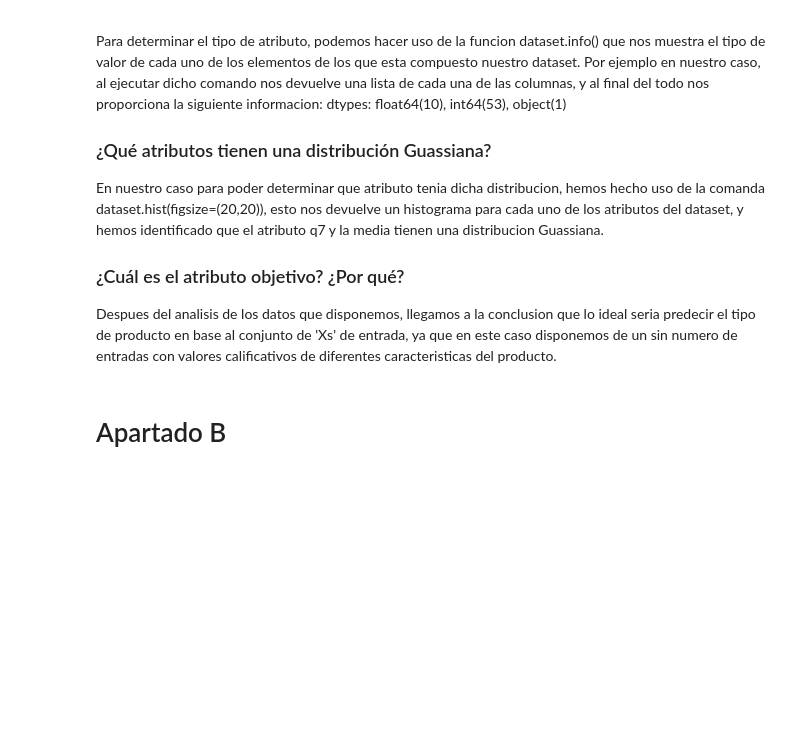
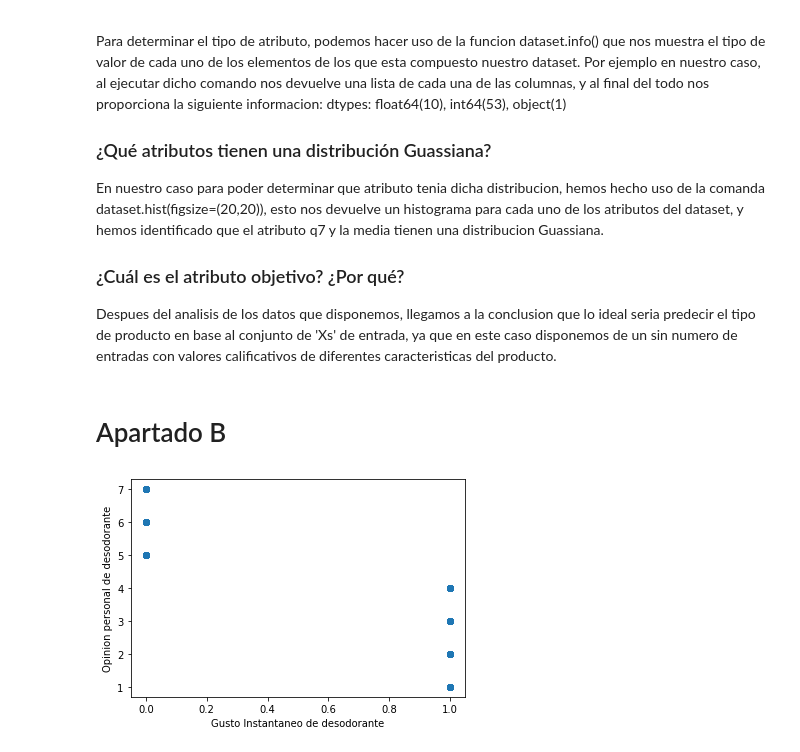
Before and after one commit to migueldemollet/ApCLaboratorio, a Jupyter notebook: Practica1.ipynb, the cells around one changed output. Drawn from its saved outputs; the diff is of its cells as text; code cells hidden in the pictures; blank space fills up the shorter version.

```diff
--- a/Practica1.ipynb
+++ b/Practica1.ipynb
@@ -229,0 +244,17 @@ Despues del analisis de los datos que disponemos, llegamos a la conclusion que l
+# %%
+#Determinar la relacion entre q1_1.personal.opinion.of.this.Deodorant y Instant.Liking
+#seleccionamos solo la comlumna 8 del dataset (desodorantes atractivos)
+data = dataset.values
+X_train=data[:,np.newaxis,3]
+
+#Defino los datos correspondientes a las opinion de desodorante
+y_train=dataset['q1_1.personal.opinion.of.this.Deodorant']
+y_validation=dataset_test['q1_1.personal.opinion.of.this.Deodorant']
+#Graficamos los datos corrrespondientes
+
+plt.scatter(X_train,y_train)
+plt.xlabel('Gusto Instantaneo de desodorante')
+plt.ylabel('Opinion personal de desodorante')
+plt.show()
+# %% [output]
+[figure, added]
```
Also changed, not shown: parts of 8 cells of this notebook, 2 other files.
